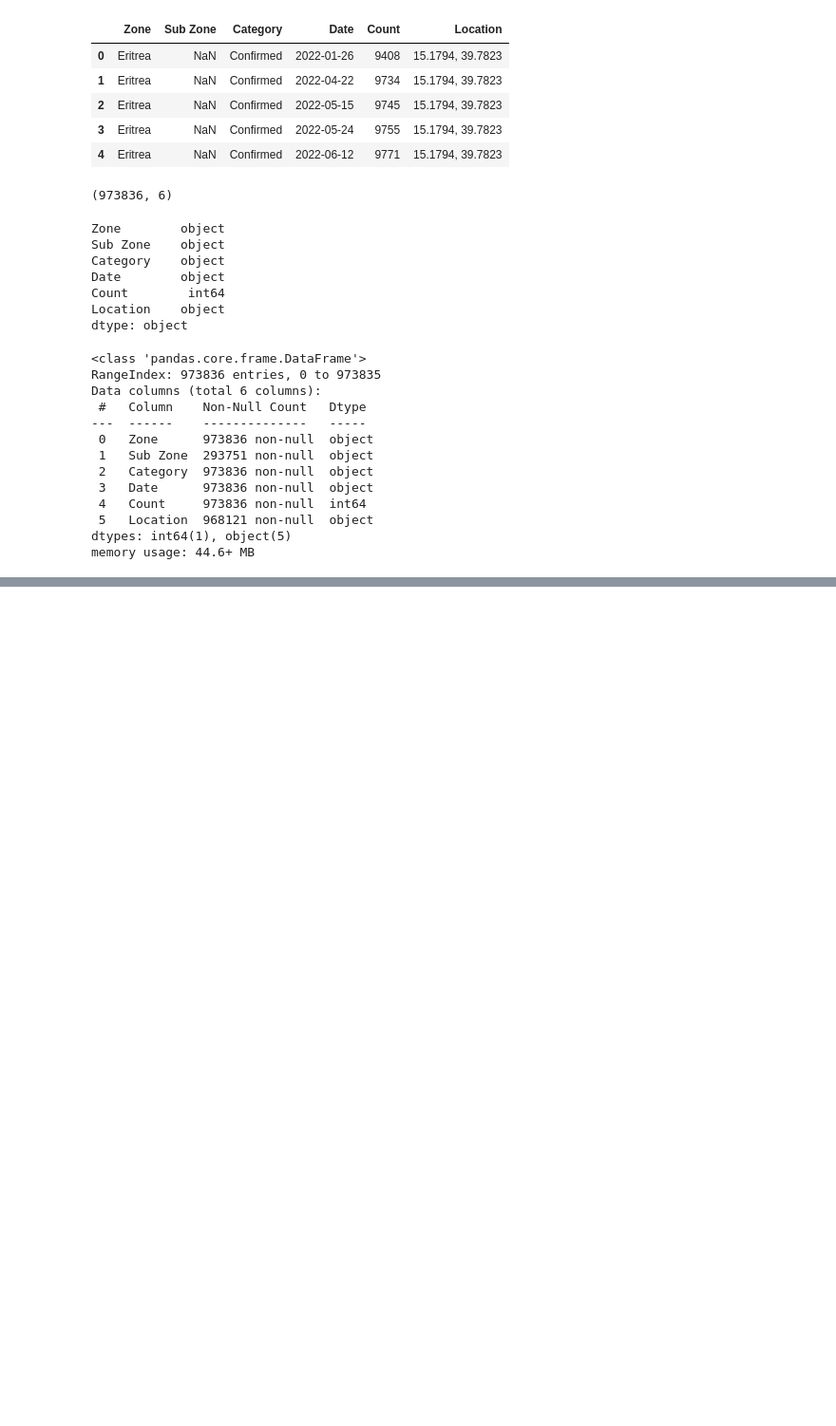
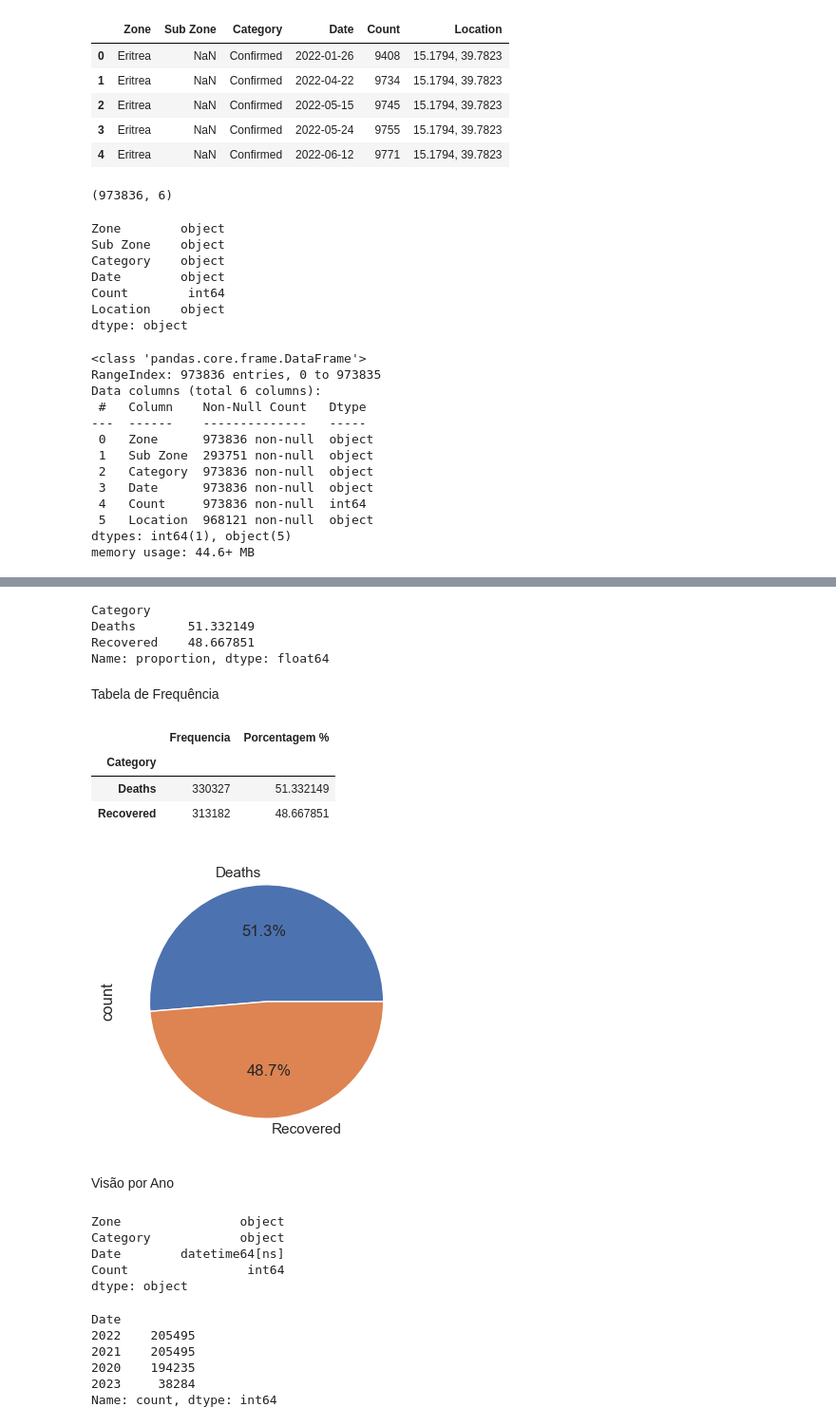
Before and after one commit to jaquelinesfernandes/covid_19_pandemic_worldwide, a Jupyter notebook: projeto/analises_covid_19.ipynb, the cells around one changed output, grey strips where cells are left out. Shown: that part at 95% size. Cells and saved outputs as stored; diff of their text form; code cells hidden in the pictures; blank space fills up the shorter version.

```diff
--- a/projeto/analises_covid_19.ipynb
+++ b/projeto/analises_covid_19.ipynb
@@ -56,0 +123,2 @@ memory usage: 44.6+ MB
+# %%
+df2 = df[df['Category'].isin(['Deaths','Recovered'])]
@@ -56,0 +149,7 @@ memory usage: 44.6+ MB
+# %%
+freq_category_percentual
+# %% [output]
+Category
+Deaths       51.332149
+Recovered    48.667851
+Name: proportion, dtype: float64
@@ -56,0 +158,18 @@ memory usage: 44.6+ MB
+# %% [markdown]
+Tabela de Frequência
+# %%
+dist_freq_qualit
+# %% [output]
+|  | Frequencia | Porcentagem % |
+| Category |  |  |
+| Deaths | 330327 | 51.332149 |
+| Recovered | 313182 | 48.667851 |
+# %%
+# Plot de Category
+fig, axes = plt.subplots(1, 1, figsize = (10, 4))
+fig.suptitle('')
+df2['Category'].value_counts().plot(kind = 'pie', autopct = '%1.1f%%');
+# %% [output]
+[figure, added]
+# %% [markdown]
+Visão por Ano
@@ -56,0 +178,8 @@ memory usage: 44.6+ MB
+# %%
+df2.dtypes
+# %% [output]
+Zone                object
+Category            object
+Date        datetime64[ns]
+Count                int64
+dtype: object
@@ -56,0 +188,9 @@ memory usage: 44.6+ MB
+# %%
+df2['Date'].value_counts()
+# %% [output]
+Date
+2022    205495
+2021    205495
+2020    194235
+2023     38284
+Name: count, dtype: int64
```
Also changed, not shown: parts of 46 cells of this notebook.
